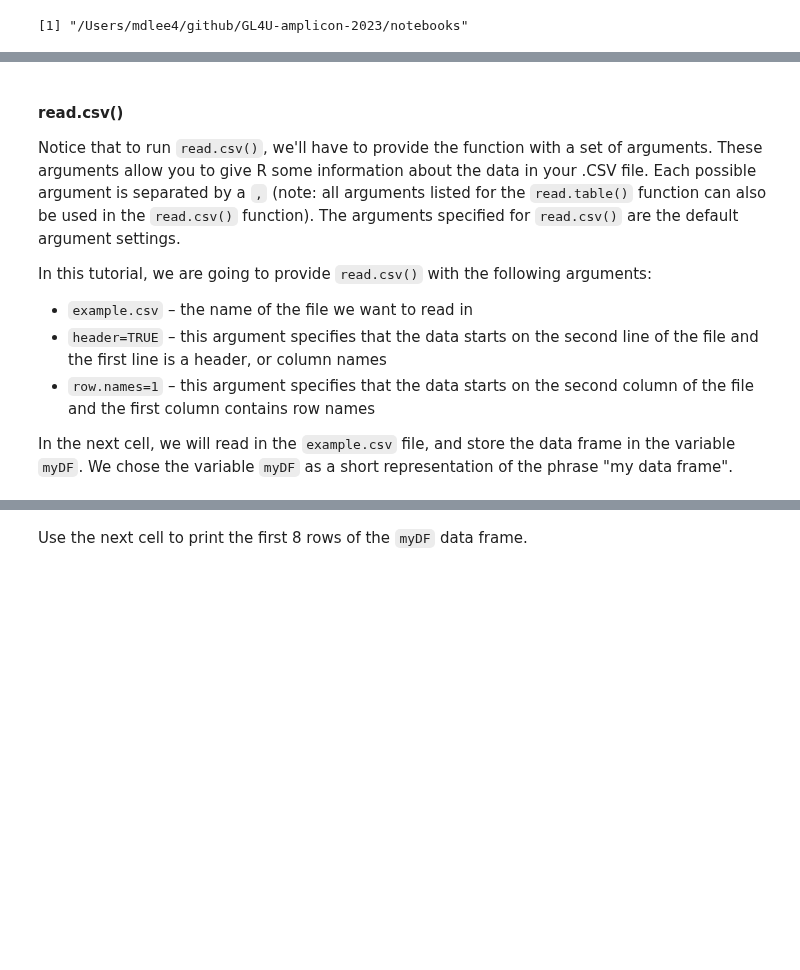
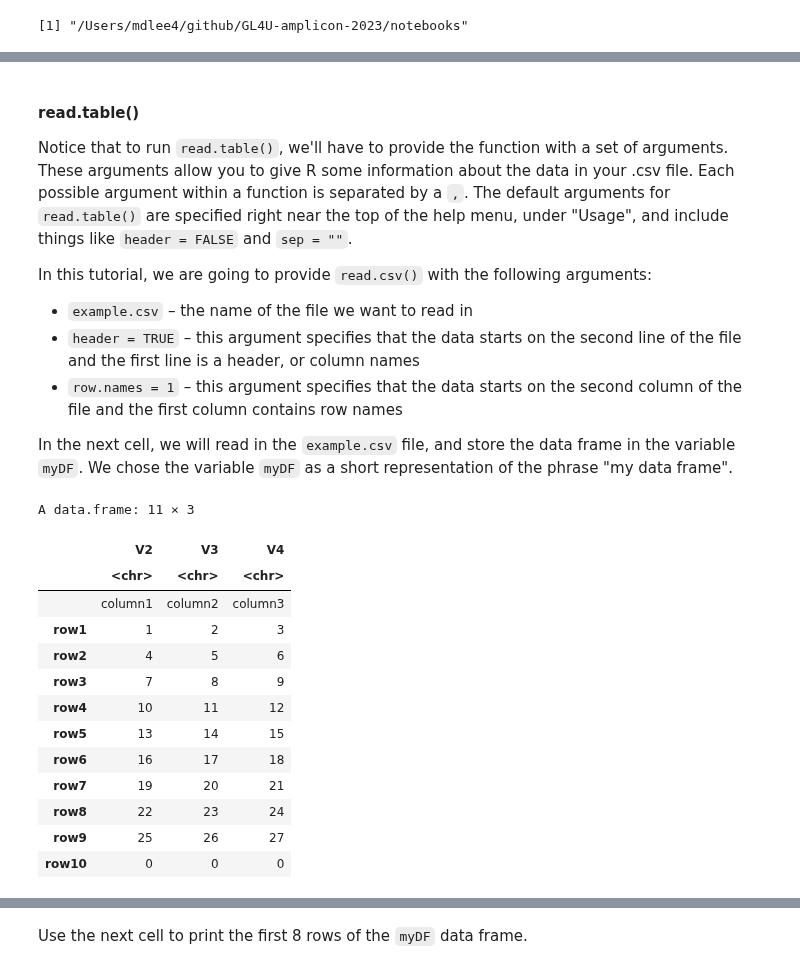
Before and after one commit to AstrobioMike/GL4U-amplicon-2023, a Jupyter notebook: notebooks/03-R-intro.ipynb, the cells around one changed output, grey strips where cells are left out. Saved outputs shown, nothing was run; the diff lists cells and outputs as text; code cells hidden in the pictures; blank space fills up the shorter version.

```diff
--- a/notebooks/03-R-intro.ipynb
+++ b/notebooks/03-R-intro.ipynb
@@ -148,14 +267,33 @@ help(read.csv)
 # %% [markdown]
 <a class="anchor" id="read"></a>
-#### read.csv()
+#### read.table()
 
-Notice that to run `read.csv()`, we'll have to provide the function with a set of arguments. These arguments allow you to give R some information about the data in your .CSV file. Each possible argument is separated by a `,` (note: all arguments listed for the `read.table()` function can also be used in the `read.csv()` function). The arguments specified for `read.csv()` are the default argument settings.
+Notice that to run `read.table()`, we'll have to provide the function with a set of arguments. These arguments allow you to give R some information about the data in your .csv file. Each possible argument within a function is separated by a `,`. The default arguments for `read.table()` are specified right near the top of the help menu, under "Usage", and include things like `header = FALSE` and `sep = ""`.
 
 In this tutorial, we are going to provide `read.csv()` with the following arguments:
 
 * `example.csv` – the name of the file we want to read in
-* `header=TRUE` – this argument specifies that the data starts on the second line of the file and the first line is a header, or column names
-* `row.names=1` – this argument specifies that the data starts on the second column of the file and the first column contains row names
+* `header = TRUE` – this argument specifies that the data starts on the second line of the file and the first line is a header, or column names
+* `row.names = 1` – this argument specifies that the data starts on the second column of the file and the first column contains row names
 
 In the next cell, we will read in the `example.csv` file, and store the data frame in the variable `myDF`. We chose the variable `myDF` as a short representation of the phrase "my data frame".
+# %%
+myDF <- read.table("example.csv", sep = ",", row.names = 1)
+# %%
+myDF
+# %% [output]
+A data.frame: 11 × 3
+|  | V2 | V3 | V4 |
+|  | <chr> | <chr> | <chr> |
+|  | column1 | column2 | column3 |
+| row1 | 1 | 2 | 3 |
+| row2 | 4 | 5 | 6 |
+| row3 | 7 | 8 | 9 |
+| row4 | 10 | 11 | 12 |
+| row5 | 13 | 14 | 15 |
+| row6 | 16 | 17 | 18 |
+| row7 | 19 | 20 | 21 |
+| row8 | 22 | 23 | 24 |
+| row9 | 25 | 26 | 27 |
+| row10 | 0 | 0 | 0 |
 # %%
```
Also changed, not shown: parts of 70 cells of this notebook.
